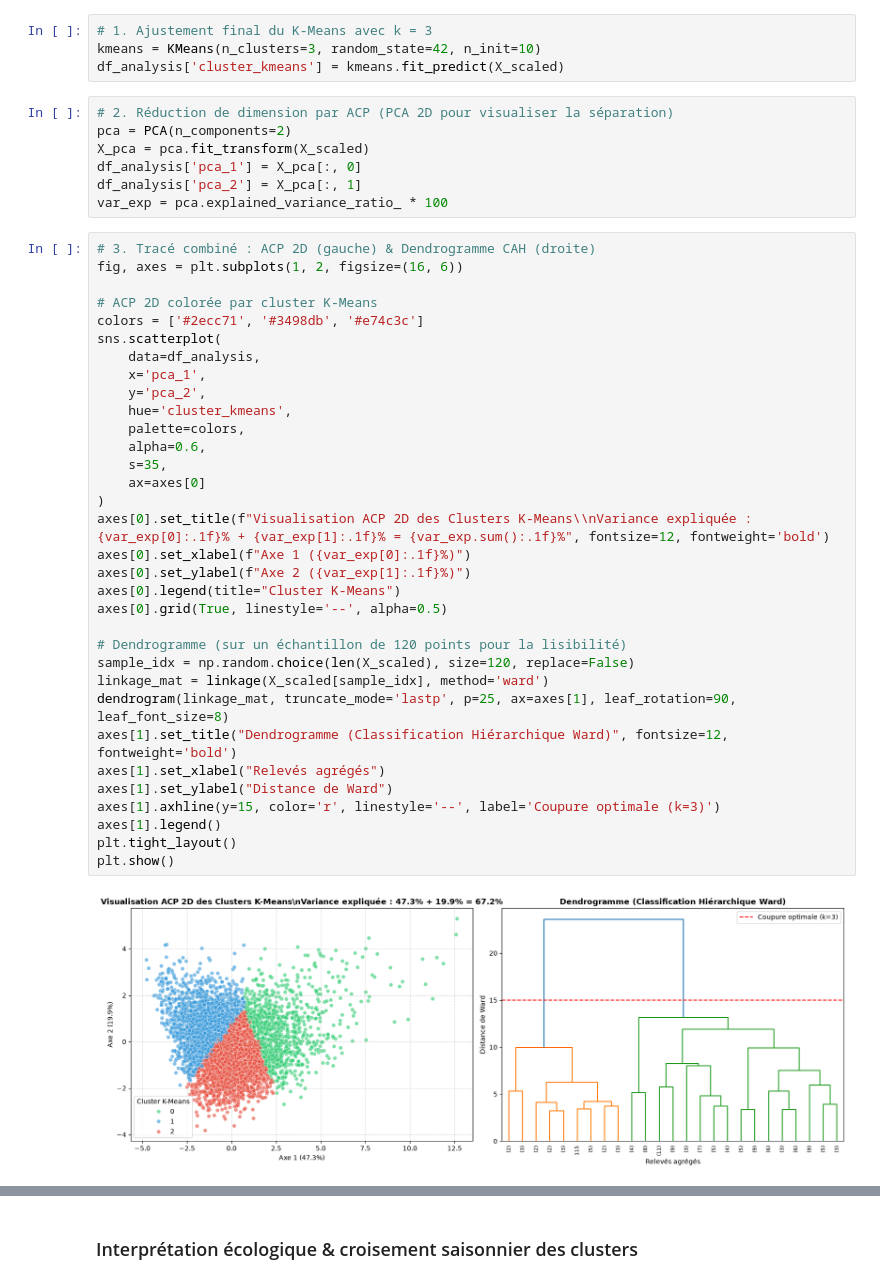
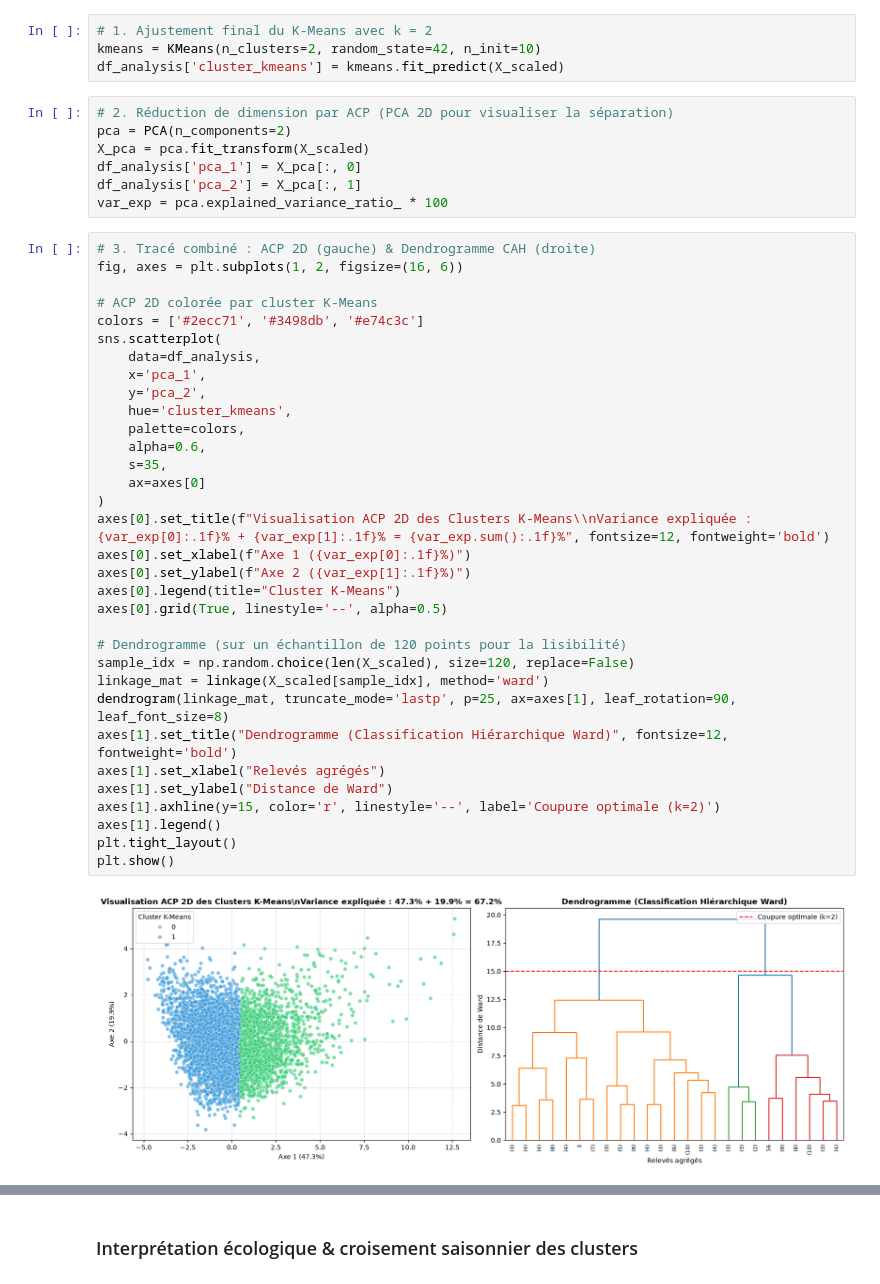
Before and after one commit to HananeDjouadi/G05-DataMining-2627, a Jupyter notebook: data/ecology/bat_surveys.ipynb, the cells around one changed output, grey strips where cells are left out. Cells and saved outputs as stored; diff of their text form.

```diff
--- a/data/ecology/bat_surveys.ipynb
+++ b/data/ecology/bat_surveys.ipynb
@@ -978,6 +978,6 @@ k = 7 : 0.1627
 # %%
-# 1. Ajustement final du K-Means avec k = 3
-kmeans = KMeans(n_clusters=3, random_state=42, n_init=10)
+# 1. Ajustement final du K-Means avec k = 2
+kmeans = KMeans(n_clusters=2, random_state=42, n_init=10)
 df_analysis['cluster_kmeans'] = kmeans.fit_predict(X_scaled)
 # %%
 # 2. Réduction de dimension par ACP (PCA 2D pour visualiser la séparation)
@@ -992,33 +992,33 @@ fig, axes = plt.subplots(1, 2, figsize=(16, 6))
 
 # ACP 2D colorée par cluster K-Means
 colors = ['#2ecc71', '#3498db', '#e74c3c']
 sns.scatterplot(
     data=df_analysis,
     x='pca_1',
     y='pca_2',
     hue='cluster_kmeans',
     palette=colors,
     alpha=0.6,
     s=35,
     ax=axes[0]
 )
 axes[0].set_title(f"Visualisation ACP 2D des Clusters K-Means\\nVariance expliquée : {var_exp[0]:.1f}% + {var_exp[1]:.1f}% = {var_exp.sum():.1f}%", fontsize=12, fontweight='bold')
 axes[0].set_xlabel(f"Axe 1 ({var_exp[0]:.1f}%)")
 axes[0].set_ylabel(f"Axe 2 ({var_exp[1]:.1f}%)")
 axes[0].legend(title="Cluster K-Means")
 axes[0].grid(True, linestyle='--', alpha=0.5)
 
 # Dendrogramme (sur un échantillon de 120 points pour la lisibilité)
 sample_idx = np.random.choice(len(X_scaled), size=120, replace=False)
 linkage_mat = linkage(X_scaled[sample_idx], method='ward')
 dendrogram(linkage_mat, truncate_mode='lastp', p=25, ax=axes[1], leaf_rotation=90, leaf_font_size=8)
 axes[1].set_title("Dendrogramme (Classification Hiérarchique Ward)", fontsize=12, fontweight='bold')
 axes[1].set_xlabel("Relevés agrégés")
 axes[1].set_ylabel("Distance de Ward")
-axes[1].axhline(y=15, color='r', linestyle='--', label='Coupure optimale (k=3)')
+axes[1].axhline(y=15, color='r', linestyle='--', label='Coupure optimale (k=2)')
 axes[1].legend()
 plt.tight_layout()
 plt.show()
 # %% [output]
-[figure, old version]
+[figure, new version]
 # %%
```
Also changed, not shown: parts of 8 cells of this notebook, 3 other files.
